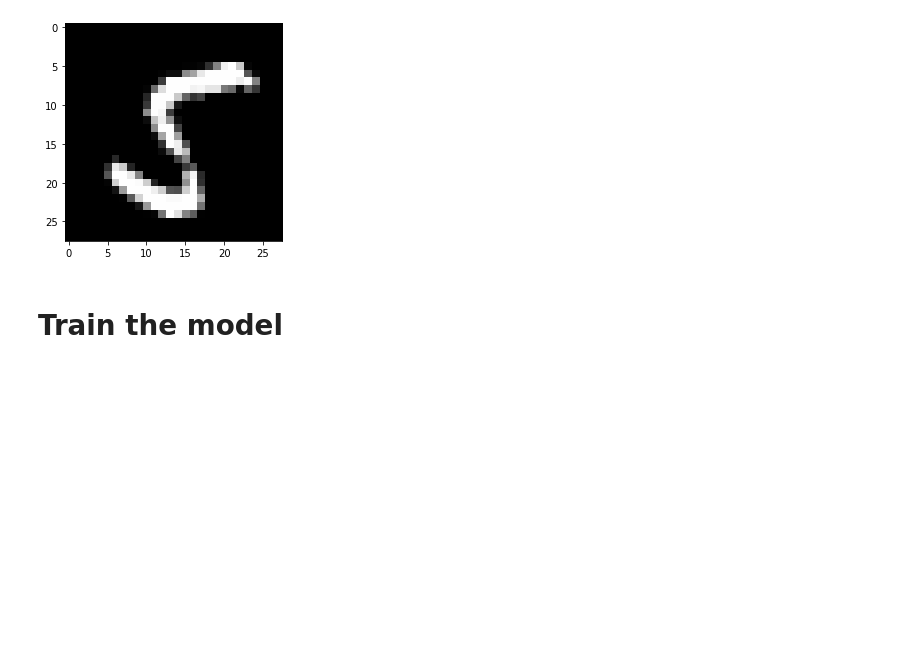
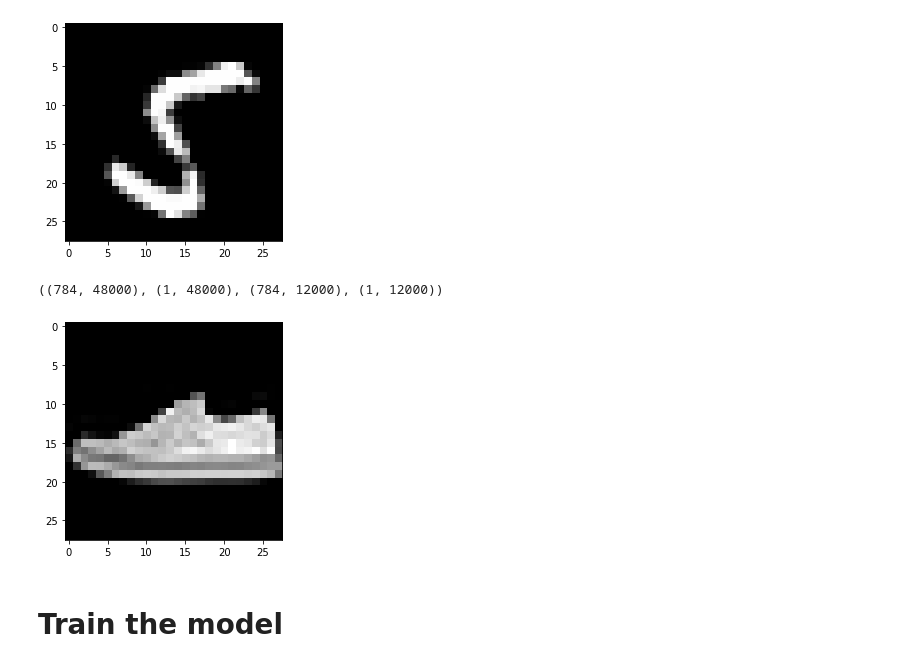
Before and after one commit to vcahlik/dynamic-auto-sizing, a Jupyter notebook: notebooks/ANNTest.ipynb, the cells around one changed output. Saved outputs shown, nothing was run; the diff lists cells and outputs as text; code cells hidden in the pictures; blank space fills up the shorter version.

```diff
--- a/notebooks/ANNTest.ipynb
+++ b/notebooks/ANNTest.ipynb
@@ -38,6 +31,18 @@ plt.imshow(pixels, cmap='gray')
 plt.show()
 # %% [output]
 [figure]
+# %%
+X_train_fm, X_test_fm, y_train_fm, y_test_fm = fashion_mnist_tshirt()
+# %%
+X_train_fm.shape, y_train_fm.shape, X_test_fm.shape, y_test_fm.shape
+# %% [output]
+((784, 48000), (1, 48000), (784, 12000), (1, 12000))
+# %%
+pixels = X_train_fm[:, 1].reshape((28, 28))
+plt.imshow(pixels, cmap='gray')
+plt.show()
+# %% [output]
+[figure, added]
 # %% [markdown]
 # Train the model
 # %%
```
Also changed, not shown: parts of 48 cells of this notebook, 4 other files.
